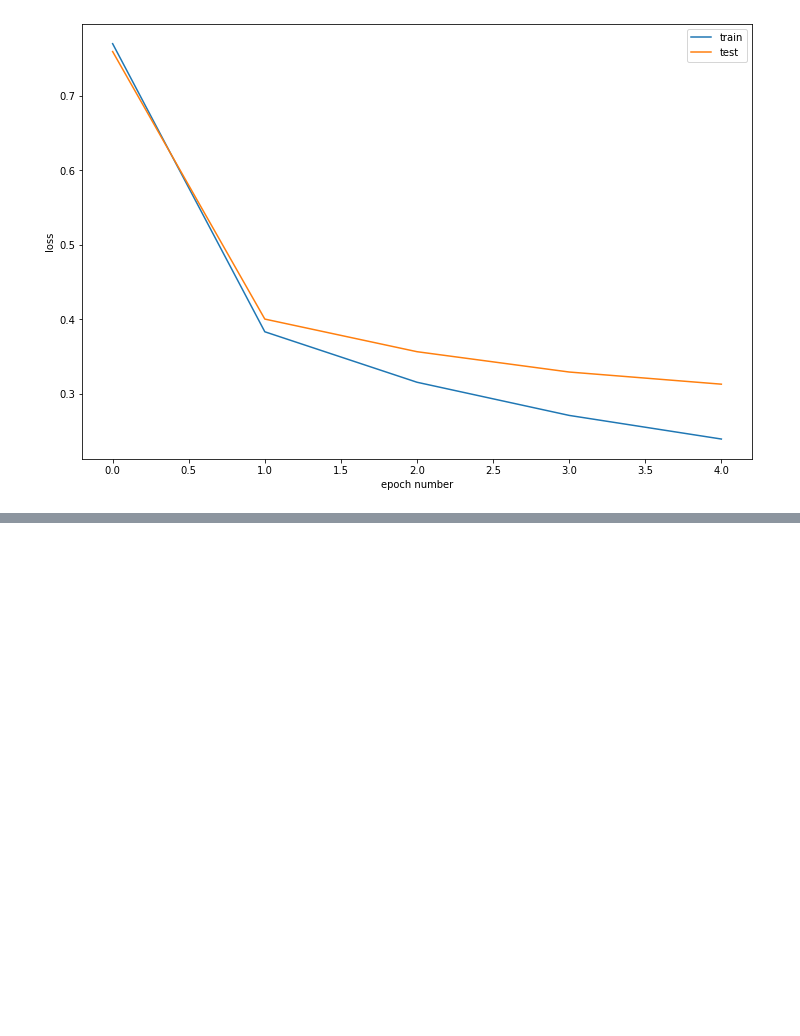
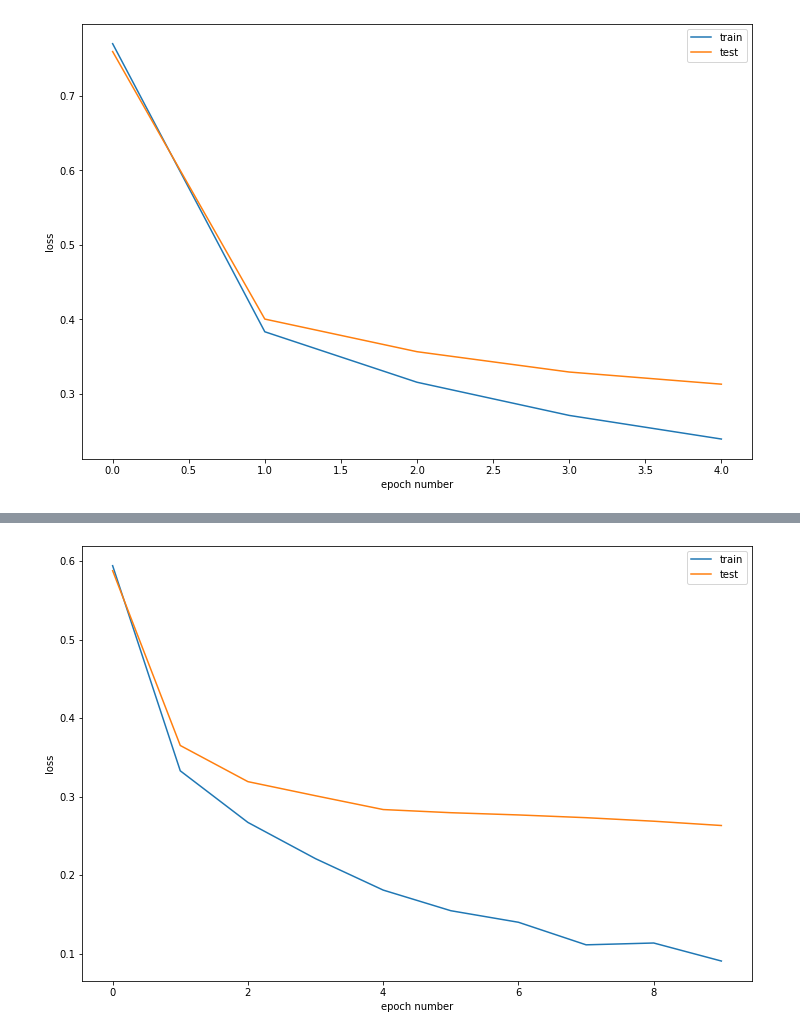
Before and after one commit to NaJonas/AI-Coursework, a Jupyter notebook: Task_2.ipynb, the cells around one changed output, grey strips where cells are left out. Cells and saved outputs as stored; diff of their text form; code cells hidden in the pictures; blank space fills up the shorter version.

```diff
--- a/Task_2.ipynb
+++ b/Task_2.ipynb
@@ -345,0 +368,4 @@ Test accuracy:  91.34
+# %%
+model7 = NeuralNetwork(0.01, 128, 64, "relu", "relu")
+train_test(10, model7)
+# %% [output]
@@ -345,0 +389 @@ Test accuracy:  91.34
+[figure, added]
```
Also changed, not shown: parts of 2 cells of this notebook.
